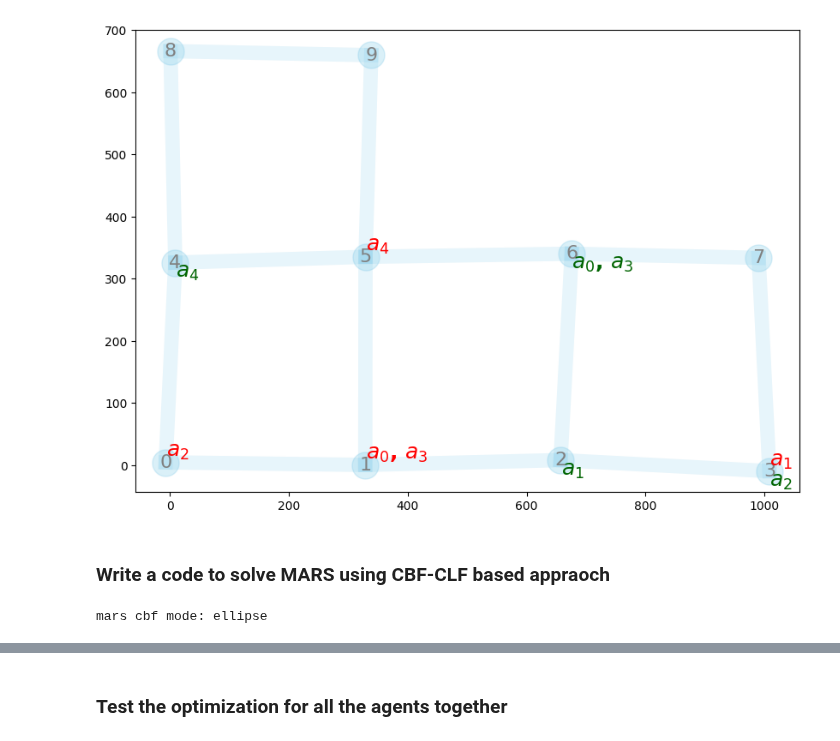
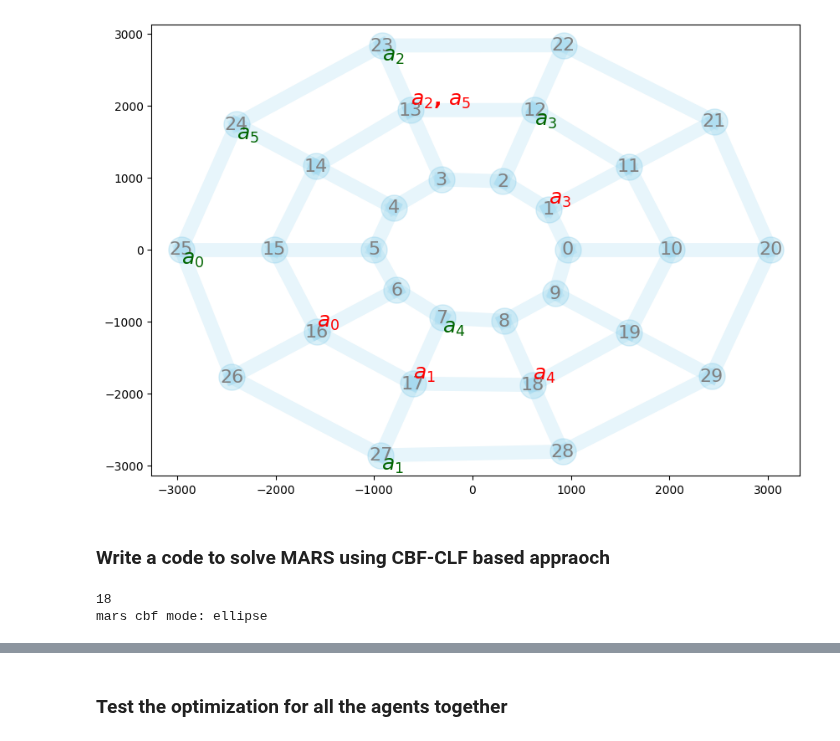
Before and after one commit to dt-1729/ULI_NASA, a Jupyter notebook: UTM_scheduling_and_routing/main.ipynb, the cells around one changed output, grey strips where cells are left out. Saved outputs shown, nothing was run; the diff lists cells and outputs as text; code cells hidden in the pictures.

```diff
--- a/UTM_scheduling_and_routing/main.ipynb
+++ b/UTM_scheduling_and_routing/main.ipynb
@@ -15,8 +15,8 @@ importlib.reload(createEnv)
 importlib.reload(supporting_functions)
 
 # generate waypoints and the adjacency matrix
-n_waypoints = 10
-n_agents = 5
+n_waypoints = 30
+n_agents = 6
 tolArray = np.random.uniform(10.0, 10.0, n_waypoints)
 
 # Grid network parameters
@@ -55,42 +55,42 @@ ca_cbf_lin = {
 
 # cost mode options
 cost_mode = 'sum' # 'slowest'
 lm = 1 # for slowest
 
 # create a mars environment
 mars = createEnv.MARS(
     n_waypoints,
     n_agents,
     tolArray,
-    grid_params,
-    seed=12,
+    ring_params,
+    seed=11,
     offset_energy=1,
     stagewiseCostCoeffs=np.array([1.0, 100.0, 1.0]),
     selfHop=0,
     ca_cbf=ca_cbf_lin,
     cost_mode=cost_mode,
     lm = lm,
     filter_wp_thresh=1e-10,
     printFlag=False)
 
 # mars visualization
 cmap = plt.get_cmap('tab20')
 agent_colors = {a: cmap(i / mars.n_agents) for i, a in enumerate(range(mars.n_agents))}
 createEnv.plotNetwork(mars=mars, figuresize=(10,7), routes=[], agent_colors=agent_colors, showEdgeLength=False)
 
 # agent visualization
 # show_graph=0
 # if show_graph:
 #     for i,v in enumerate(mars.agents):
 #         v.showGraph(mars.wp_locations, mars.dist_mat, mars.mask, mars.sched_mat[i,:], figuresize=(10,5), showEdgeTimeLim=True)
 # %% [output]
-[figure, old version]
+[figure, new version]
 # %% [markdown]
 ### Write a code to solve MARS using CBF-CLF based appraoch
 # %%
-beta_min = 1e-4
+beta_min = 1e-3
 beta_max = 1
-beta_grow = 3
+beta_grow = 1.5
 beta = beta_min
 beta_arr = []
 while beta <= beta_max:
@@ -107,7 +107,7 @@ V0 = mars.speed_vec
 
 optimizer = {
     'name':'cbf_clf',
-    'dt_init':0.01,
+    'dt_init':0.001,
     'dt_min':1e-5,
     'dt_max':0.01,
     'Tf':10,
@@ -117,10 +117,13 @@ optimizer = {
     'alpha_r':100,
     'alpha_q':100,
     'p':1,
-    'stop_tol':0.0005,
+    'stop_tol':0.00008,
     'stop_tol_weight':np.array([0, 0, 1, 0]),
     'verbose':2
 }
+
+print(len(beta_arr))
+
 
 mars.ca_cbf = ca_cbf_el
 cbf_mode = mars.ca_cbf['mode']
@@ -128,6 +131,7 @@ print(f'mars cbf mode: {cbf_mode}')
 # H0, GradH0 = mars.CBF_waypoints(T0, range(mars.n_waypoints), returnGrad=True)
 # np.min(H0), np.max(H0)
 # %% [output]
+18
 mars cbf mode: ellipse
 # %%
 
```
Also changed, not shown: parts of 2 cells of this notebook, 2 other files.
